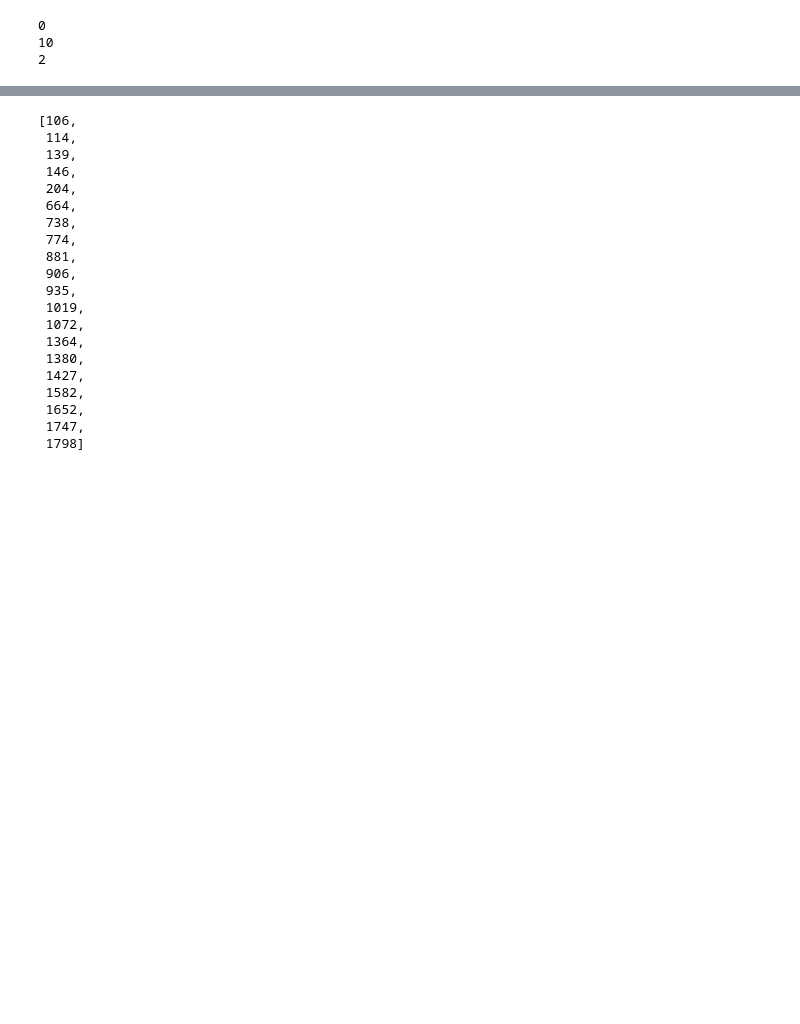
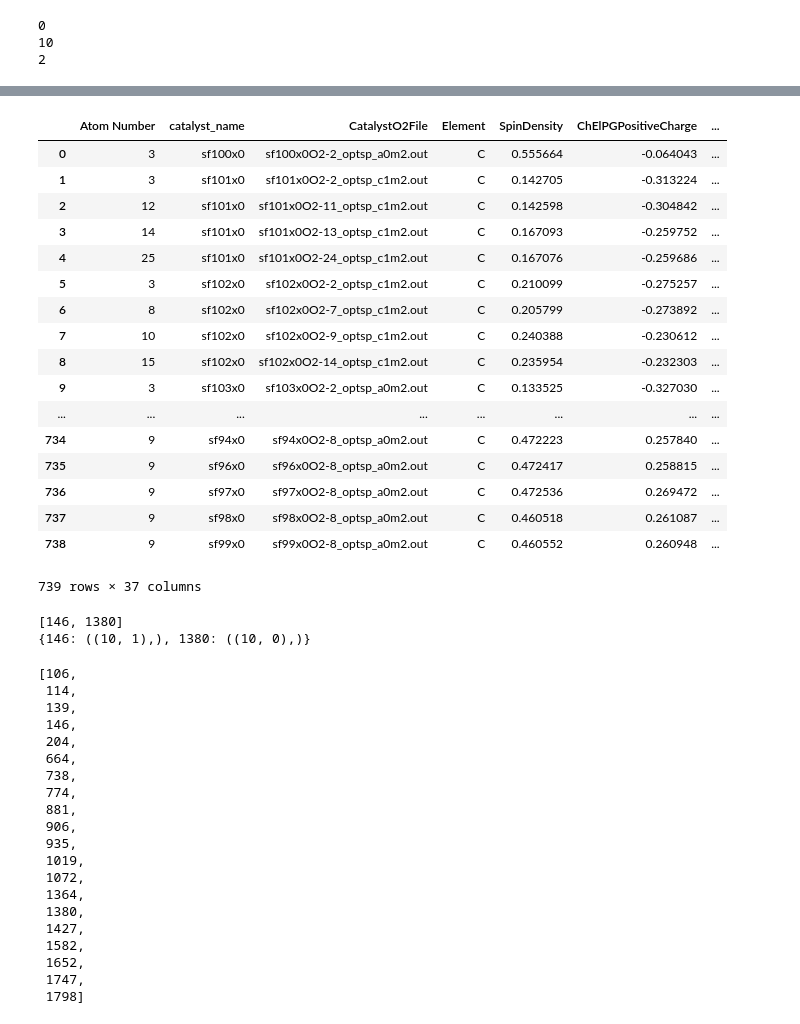
Before and after one commit to ndricke/ngcc_ml, a Jupyter notebook: check_atomic_fingerprints.ipynb, the cells around one changed output, grey strips where cells are left out. Cells and saved outputs as stored; diff of their text form; code cells hidden in the pictures; blank space fills up the shorter version.

```diff
--- a/check_atomic_fingerprints.ipynb
+++ b/check_atomic_fingerprints.ipynb
@@ -167,3 +217,33 @@ fpm = AllChem.GetMorganFingerprint(m, 1, fromAtoms=[10])
+# %%
+df_fp
+# %% [output]
+|  | Atom Number | catalyst_name | CatalystO2File | Element | SpinDensity | ChElPGPositiveCharge | ... |
+| 0 | 3 | sf100x0 | sf100x0O2-2_optsp_a0m2.out | C | 0.555664 | -0.064043 | ... |
+| 1 | 3 | sf101x0 | sf101x0O2-2_optsp_c1m2.out | C | 0.142705 | -0.313224 | ... |
+| 2 | 12 | sf101x0 | sf101x0O2-11_optsp_c1m2.out | C | 0.142598 | -0.304842 | ... |
+| 3 | 14 | sf101x0 | sf101x0O2-13_optsp_c1m2.out | C | 0.167093 | -0.259752 | ... |
+| 4 | 25 | sf101x0 | sf101x0O2-24_optsp_c1m2.out | C | 0.167076 | -0.259686 | ... |
+| 5 | 3 | sf102x0 | sf102x0O2-2_optsp_c1m2.out | C | 0.210099 | -0.275257 | ... |
+| 6 | 8 | sf102x0 | sf102x0O2-7_optsp_c1m2.out | C | 0.205799 | -0.273892 | ... |
+| 7 | 10 | sf102x0 | sf102x0O2-9_optsp_c1m2.out | C | 0.240388 | -0.230612 | ... |
+| 8 | 15 | sf102x0 | sf102x0O2-14_optsp_c1m2.out | C | 0.235954 | -0.232303 | ... |
+| 9 | 3 | sf103x0 | sf103x0O2-2_optsp_a0m2.out | C | 0.133525 | -0.327030 | ... |
+| ... | ... | ... | ... | ... | ... | ... | ... |
+| 734 | 9 | sf94x0 | sf94x0O2-8_optsp_a0m2.out | C | 0.472223 | 0.257840 | ... |
+| 735 | 9 | sf96x0 | sf96x0O2-8_optsp_a0m2.out | C | 0.472417 | 0.258815 | ... |
+| 736 | 9 | sf97x0 | sf97x0O2-8_optsp_a0m2.out | C | 0.472536 | 0.269472 | ... |
+| 737 | 9 | sf98x0 | sf98x0O2-8_optsp_a0m2.out | C | 0.460518 | 0.261087 | ... |
+| 738 | 9 | sf99x0 | sf99x0O2-8_optsp_a0m2.out | C | 0.460552 | 0.260948 | ... |
+739 rows × 37 columns
+# %%
+#fpm = AllChem.GetMorganFingerprint(m, radius=1, fromAtoms=[10])
+bi={}
+fpm = AllChem.GetMorganFingerprintAsBitVect(m, radius=1, fromAtoms=[10], bitInfo=bi)
+print(list(fpm.GetOnBits()))
+print(bi)
+# %% [output]
+[146, 1380]
+{146: ((10, 1),), 1380: ((10, 0),)}
 # %%
 bi = {}
 fp = rdMolDescriptors.GetMorganFingerprintAsBitVect(m, radius=1, bitInfo=bi)
```
Also changed, not shown: parts of 26 cells of this notebook, 1 other file.
